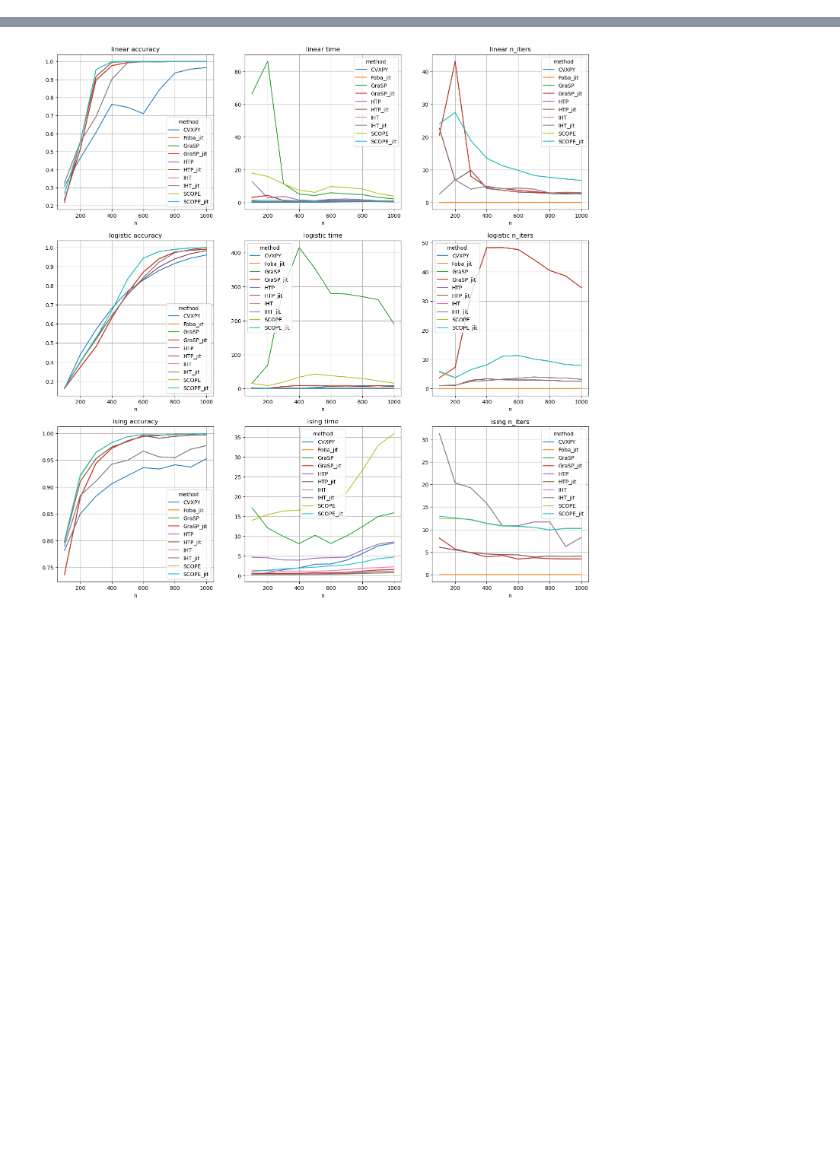
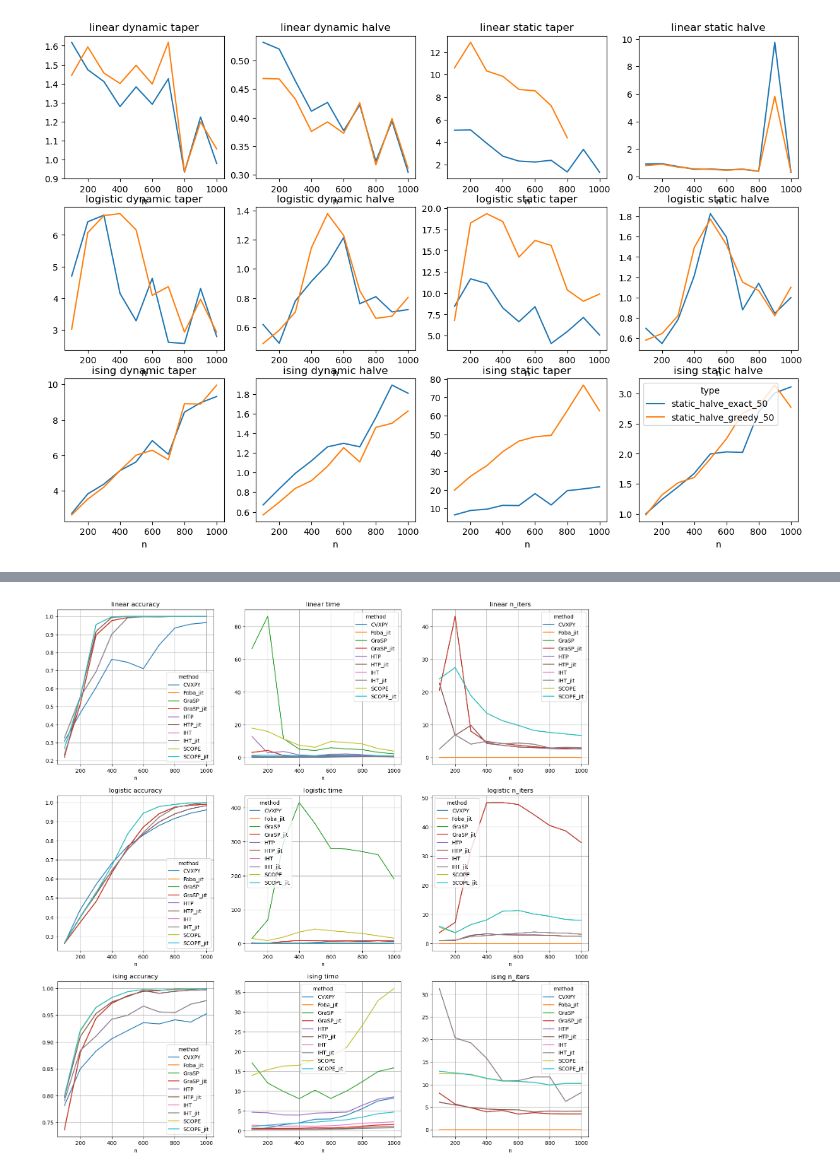
Before and after one commit to bbayukari/splicing-universal-experiment, a Jupyter notebook: skscope_result_new/plot.ipynb, the cells around one changed output, grey strips where cells are left out. Saved outputs shown, nothing was run; the diff lists cells and outputs as text; code cells hidden in the pictures; blank space fills up the shorter version.

```diff
--- a/skscope_result_new/plot.ipynb
+++ b/skscope_result_new/plot.ipynb
@@ -7,0 +38,18 @@ import os
+# %%
+models = ["linear", "logistic", "ising"]
+metrics = ["time", "accuracy", "n_iters", "optim_per_iter"]
+fig, axes = plt.subplots(len(models), len(metrics), figsize=(15, 10))
+for i, model in enumerate(models):
+    for j, dynamic in enumerate([True, False]):
+        for k, splicing_type in enumerate(["taper", "halve"]):
+            df[
+                (df.model == model) & (df.dynamic == dynamic) & (df.splicing_type == splicing_type)
+                & (df.k_max == 50)
+            ].groupby(["n", "type"])["time"].mean().unstack(level=1).plot(
+                ax=axes[i, j*2+k],
+                title=model + (" dynamic" if dynamic else " static") + " " + splicing_type,
+            )
+            axes[i, j*2+k].get_legend().set_visible(False)
+axes[-1, -1].get_legend().set_visible(True)
+# %% [output]
+[figure, added]
```
Also changed, not shown: parts of 5 cells of this notebook, 5 other files.
